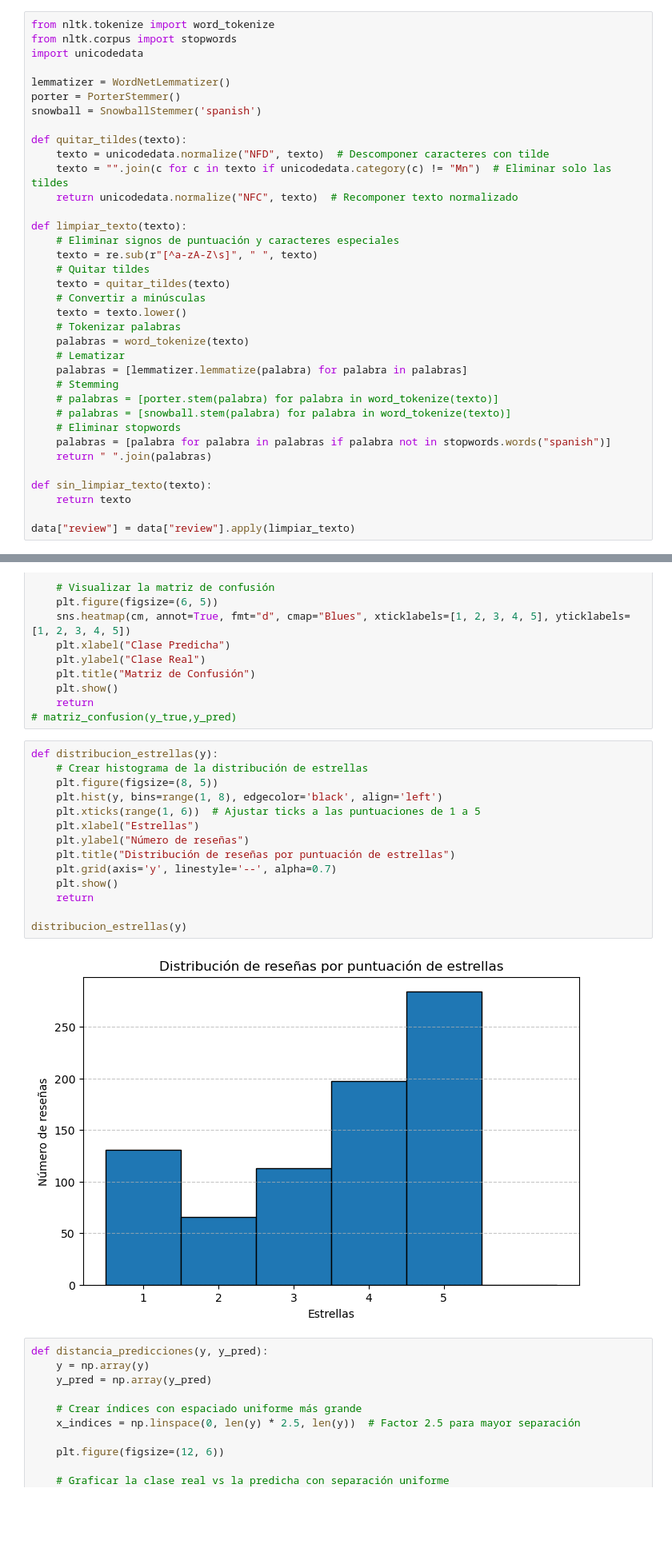
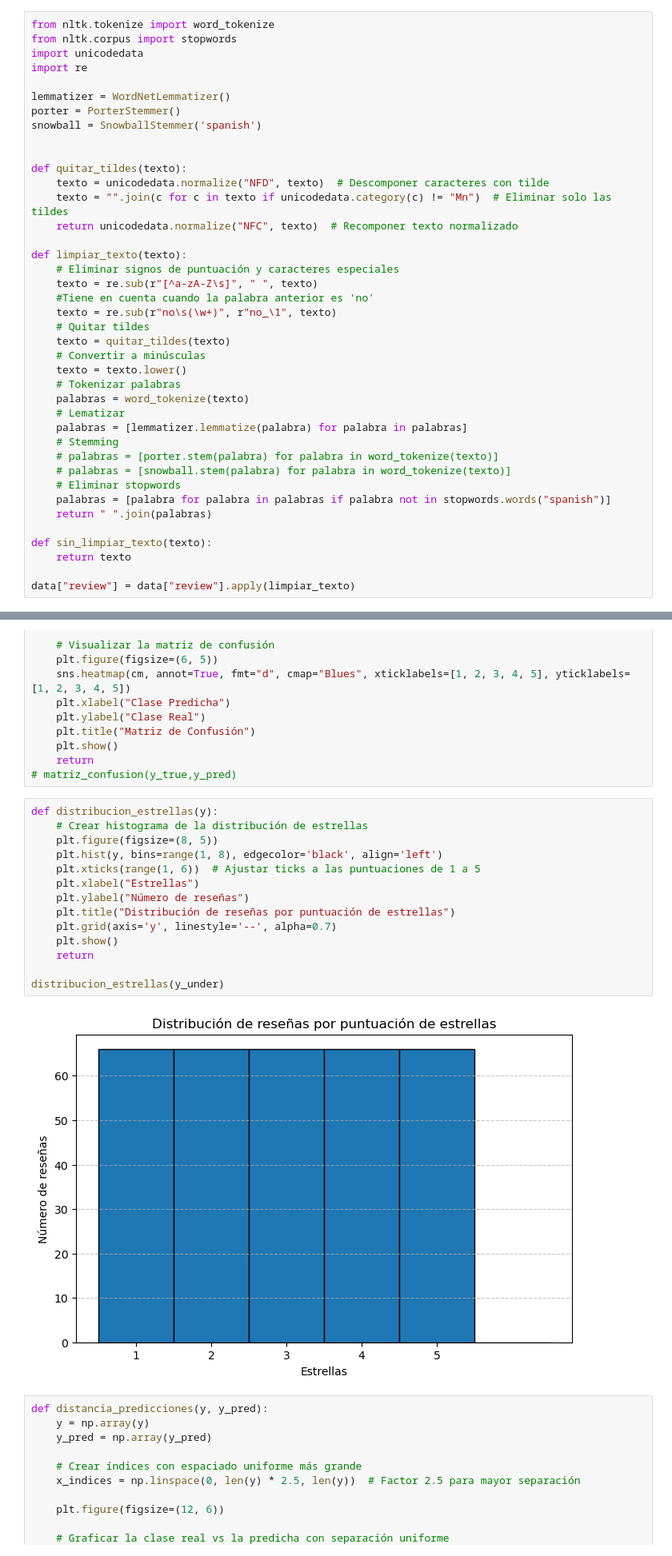
Before and after one commit to tecoloniso/amazonReviews, a Jupyter notebook: completo.ipynb, the cells around one changed output, grey strips where cells are left out. Shown at 80% size. Saved outputs shown, nothing was run; the diff lists cells and outputs as text; blank space fills up the shorter version.

```diff
--- a/completo.ipynb
+++ b/completo.ipynb
@@ -52,10 +52,12 @@ data = pd.read_csv("reviews_cascos_gaming.csv",sep=';', encoding="utf-8")
 from nltk.tokenize import word_tokenize
 from nltk.corpus import stopwords
 import unicodedata
+import re
 
 lemmatizer = WordNetLemmatizer()
 porter = PorterStemmer()
 snowball = SnowballStemmer('spanish')
+
 
 def quitar_tildes(texto):
     texto = unicodedata.normalize("NFD", texto)  # Descomponer caracteres con tilde
@@ -65,6 +67,8 @@ def quitar_tildes(texto):
 def limpiar_texto(texto):
     # Eliminar signos de puntuación y caracteres especiales
     texto = re.sub(r"[^a-zA-Z\s]", " ", texto)
+    #Tiene en cuenta cuando la palabra anterior es 'no'
+    texto = re.sub(r"no\s(\w+)", r"no_\1", texto)
     # Quitar tildes
     texto = quitar_tildes(texto)
     # Convertir a minúsculas
@@ -319,19 +323,19 @@ def matriz_confusion(y,y_pred):
 # %%
 def distribucion_estrellas(y):
     # Crear histograma de la distribución de estrellas
     plt.figure(figsize=(8, 5))
     plt.hist(y, bins=range(1, 8), edgecolor='black', align='left')
     plt.xticks(range(1, 6))  # Ajustar ticks a las puntuaciones de 1 a 5
     plt.xlabel("Estrellas")
     plt.ylabel("Número de reseñas")
     plt.title("Distribución de reseñas por puntuación de estrellas")
     plt.grid(axis='y', linestyle='--', alpha=0.7)
     plt.show()
     return
 
-distribucion_estrellas(y)
+distribucion_estrellas(y_under)
 # %% [output]
-[figure, old version]
+[figure, new version]
 # %%
 def distancia_predicciones(y, y_pred):
     y = np.array(y)
```
Also changed, not shown: parts of 7 cells of this notebook.
